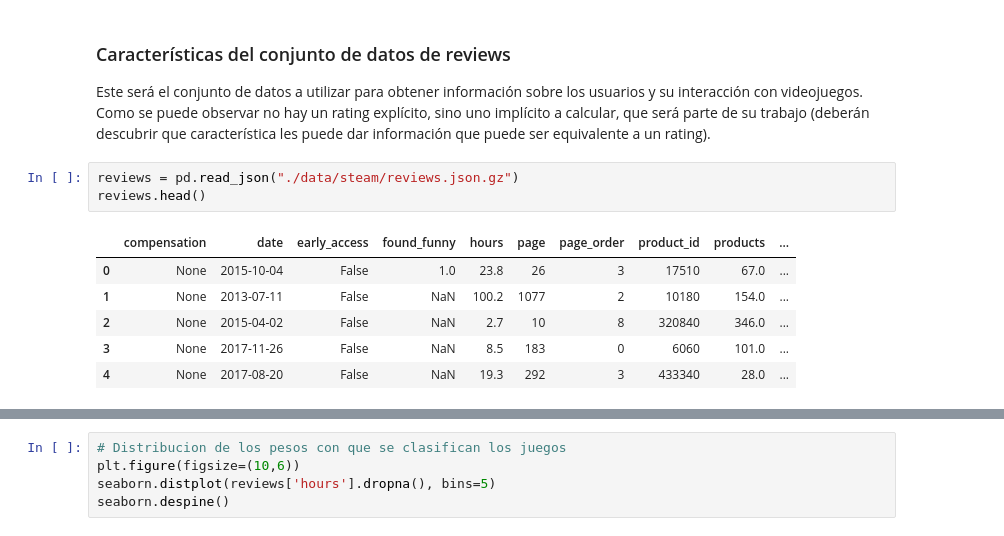
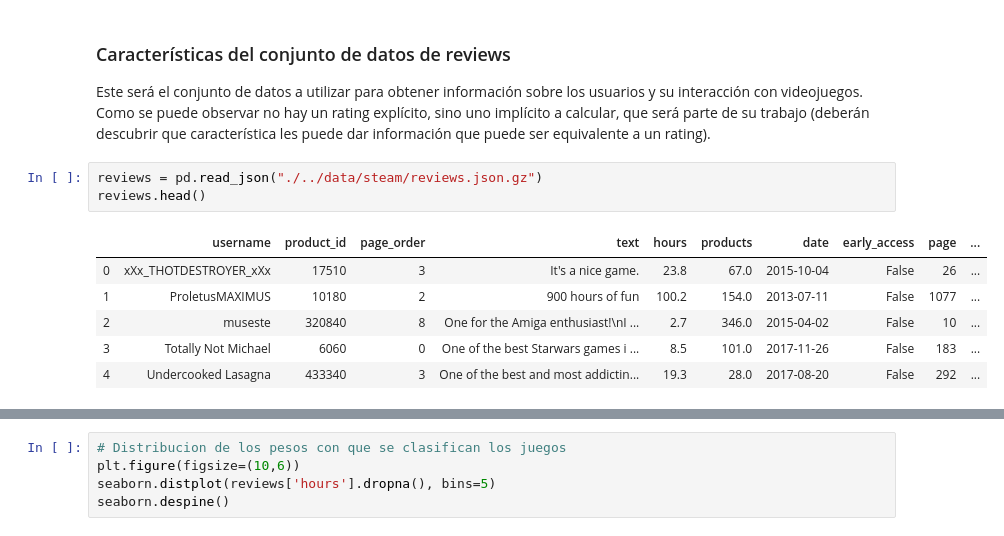
Before and after one commit to cnoeliachaves/diplodatos, a Jupyter notebook: SistemasDeRecomendacion/entregables/practico_2.ipynb, the cells around one changed output, grey strips where cells are left out. Cells and saved outputs as stored; diff of their text form.

```diff
--- a/SistemasDeRecomendacion/entregables/practico_2.ipynb
+++ b/SistemasDeRecomendacion/entregables/practico_2.ipynb
@@ -159,15 +181,15 @@ games.head()
 
 Este será el conjunto de datos a utilizar para obtener información sobre los usuarios y su interacción con videojuegos. Como se puede observar no hay un rating explícito, sino uno implícito a calcular, que será parte de su trabajo (deberán descubrir que característica les puede dar información que puede ser equivalente a un rating).
 # %%
-reviews = pd.read_json("./data/steam/reviews.json.gz")
+reviews = pd.read_json("./../data/steam/reviews.json.gz")
 reviews.head()
 # %% [output]
-|  | compensation | date | early_access | found_funny | hours | page | page_order | product_id | products | ... |
-| 0 | None | 2015-10-04 | False | 1.0 | 23.8 | 26 | 3 | 17510 | 67.0 | ... |
-| 1 | None | 2013-07-11 | False | NaN | 100.2 | 1077 | 2 | 10180 | 154.0 | ... |
-| 2 | None | 2015-04-02 | False | NaN | 2.7 | 10 | 8 | 320840 | 346.0 | ... |
-| 3 | None | 2017-11-26 | False | NaN | 8.5 | 183 | 0 | 6060 | 101.0 | ... |
-| 4 | None | 2017-08-20 | False | NaN | 19.3 | 292 | 3 | 433340 | 28.0 | ... |
+|  | username | product_id | page_order | text | hours | products | date | early_access | page | ... |
+| 0 | xXx_THOTDESTROYER_xXx | 17510 | 3 | It's a nice game. | 23.8 | 67.0 | 2015-10-04 | False | 26 | ... |
+| 1 | ProletusMAXIMUS | 10180 | 2 | 900 hours of fun | 100.2 | 154.0 | 2013-07-11 | False | 1077 | ... |
+| 2 | museste | 320840 | 8 | One for the Amiga enthusiast!\nI ... | 2.7 | 346.0 | 2015-04-02 | False | 10 | ... |
+| 3 | Totally Not Michael | 6060 | 0 | One of the best Starwars games i ... | 8.5 | 101.0 | 2017-11-26 | False | 183 | ... |
+| 4 | Undercooked Lasagna | 433340 | 3 | One of the best and most addictin... | 19.3 | 28.0 | 2017-08-20 | False | 292 | ... |
 # %%
 reviews[reviews['product_id']==6060]
 # %% [output]
```
Also changed, not shown: parts of 36 cells of this notebook.
